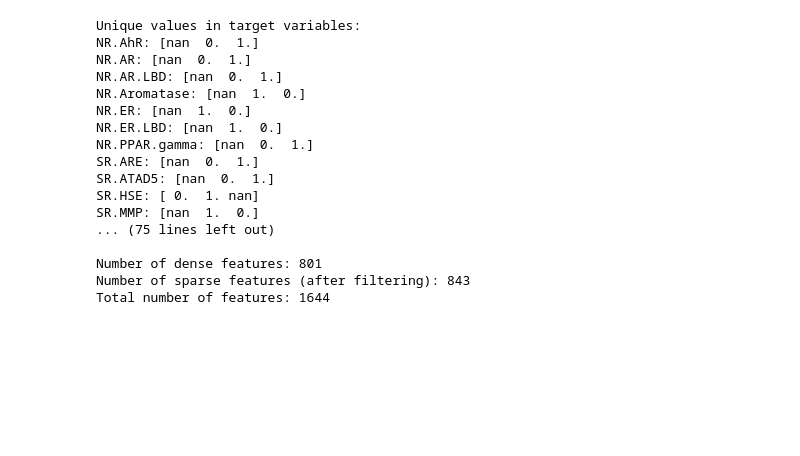
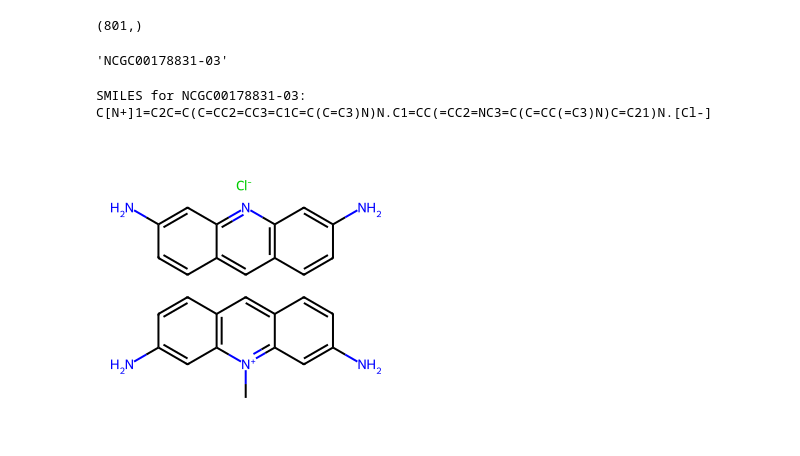
Before and after one commit to kh3dron/chem, a Jupyter notebook: models/tox21_explorer.ipynb, the cells around one changed output. Saved outputs shown, nothing was run; the diff lists cells and outputs as text; code cells hidden in the pictures; blank space fills up the shorter version.

```diff
--- a/models/tox21_explorer.ipynb
+++ b/models/tox21_explorer.ipynb
@@ -64,40 +14,31 @@ N/A for non-DataFrame objects
-# %%
-# Additional analysis
-print("\nUnique values in target variables:")
-for col in y_tr.columns:
-    print(f"{col}: {y_tr[col].unique()}")
-
-print("\nClass distribution in training set:")
-for col in y_tr.columns:
-    value_counts = y_tr[col].value_counts(normalize=True)
-    print(f"{col}:")
-    print(value_counts)
-    print()
-
-# Calculate and print the number of features after filtering
-sparse_col_idx = ((x_tr_sparse > 0).mean(0) > 0.05).A.ravel()
-num_dense_features = x_tr_dense.shape[1]
-num_sparse_features = sparse_col_idx.sum()
-total_features = num_dense_features + num_sparse_features
-
-print(f"\nNumber of dense features: {num_dense_features}")
-print(f"Number of sparse features (after filtering): {num_sparse_features}")
-print(f"Total number of features: {total_features}")
-# %% [output]
-Unique values in target variables:
-NR.AhR: [nan  0.  1.]
-NR.AR: [nan  0.  1.]
-NR.AR.LBD: [nan  0.  1.]
-NR.Aromatase: [nan  1.  0.]
-NR.ER: [nan  1.  0.]
-NR.ER.LBD: [nan  1.  0.]
-NR.PPAR.gamma: [nan  0.  1.]
-SR.ARE: [nan  0.  1.]
-SR.ATAD5: [nan  0.  1.]
-SR.HSE: [ 0.  1. nan]
-SR.MMP: [nan  1.  0.]
-... (75 lines left out)
-
-Number of dense features: 801
-Number of sparse features (after filtering): 843
-Total number of features: 1644
+# %%
+# show the shape of the first row of the dense matrix
+x_tr_dense.iloc[0].shape
+# %% [output]
+(801,)
+# %%
+# show the name of the first row of the dense matrix
+x_tr_dense.iloc[0].name
+# %% [output]
+'NCGC00178831-03'
+# %%
+# get the SMILES of the first row of the dense matrix
+import requests
+
+compound_id = "NCGC00178831-03"
+url = f"https://pubchem.ncbi.nlm.nih.gov/rest/pug/compound/name/{compound_id}/property/IsomericSMILES/TXT"
+
+response = requests.get(url)
+if response.status_code == 200:
+    smiles = response.text.strip()
+    print(f"SMILES for {compound_id}: {smiles}")
+else:
+    print(f"Error retrieving SMILES for {compound_id}")
+# %% [output]
+SMILES for NCGC00178831-03: C[N+]1=C2C=C(C=CC2=CC3=C1C=C(C=C3)N)N.C1=CC(=CC2=NC3=C(C=CC(=C3)N)C=C21)N.[Cl-]
+# %%
+# draw the molecule
+molecule = Chem.MolFromSmiles(smiles)
+Draw.MolToImage(molecule)
+# %% [output]
+[figure, added]
```
Also changed, not shown: parts of 5 cells of this notebook, 4 other files.
